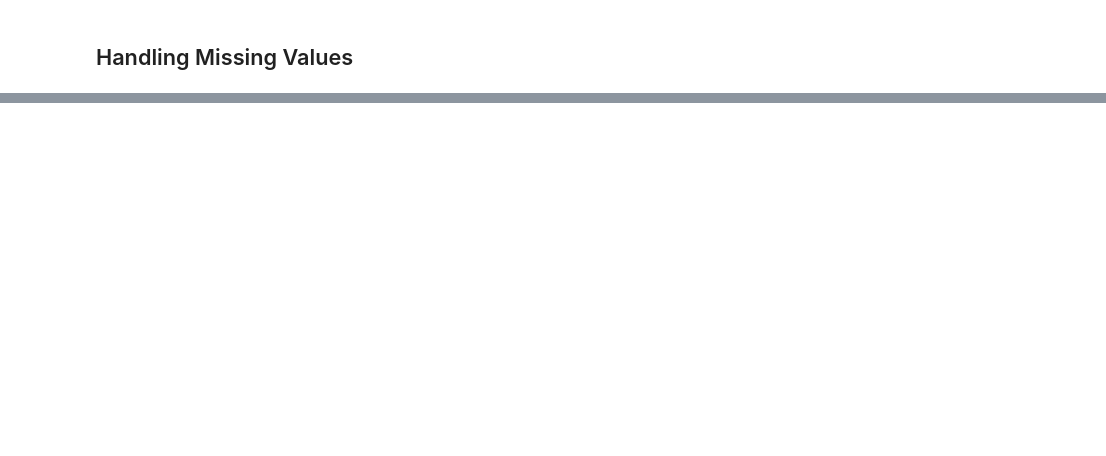
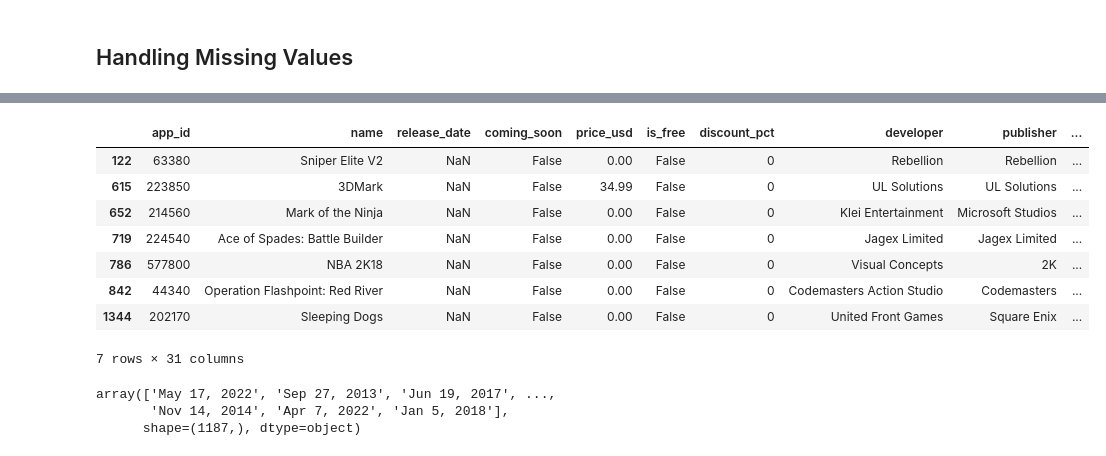
Before and after one commit to HafidzAfrieno/Latihan-EDA-Data, a Jupyter notebook: EDA.ipynb, the cells around one changed output, grey strips where cells are left out. Drawn from its saved outputs; the diff is of its cells as text; code cells hidden in the pictures; blank space fills up the shorter version.

```diff
--- a/EDA.ipynb
+++ b/EDA.ipynb
@@ -32,0 +80,4 @@ features_with_na
+# %%
+# mencari dan mengisi nilai median untuk kolom metacritic_score
+df['metacritic_score_median']=df['metacritic_score'].fillna(df['metacritic_score'].median())
+df['metacritic_score_median']
@@ -32,0 +113,21 @@ features_with_na
+# %%
+## Handle kolom release_date
+#melihat jumlah data kosong
+df[df['release_date'].isnull()]
+# %% [output]
+|  | app_id | name | release_date | coming_soon | price_usd | is_free | discount_pct | developer | publisher | ... |
+| 122 | 63380 | Sniper Elite V2 | NaN | False | 0.00 | False | 0 | Rebellion | Rebellion | ... |
+| 615 | 223850 | 3DMark | NaN | False | 34.99 | False | 0 | UL Solutions | UL Solutions | ... |
+| 652 | 214560 | Mark of the Ninja | NaN | False | 0.00 | False | 0 | Klei Entertainment | Microsoft Studios | ... |
+| 719 | 224540 | Ace of Spades: Battle Builder | NaN | False | 0.00 | False | 0 | Jagex Limited | Jagex Limited | ... |
+| 786 | 577800 | NBA 2K18 | NaN | False | 0.00 | False | 0 | Visual Concepts | 2K | ... |
+| 842 | 44340 | Operation Flashpoint: Red River | NaN | False | 0.00 | False | 0 | Codemasters Action Studio | Codemasters | ... |
+| 1344 | 202170 | Sleeping Dogs | NaN | False | 0.00 | False | 0 | United Front Games | Square Enix | ... |
+7 rows × 31 columns
+# %%
+# mencari nilai uniq
+df['release_date'].unique()
+# %% [output]
+array(['May 17, 2022', 'Sep 27, 2013', 'Jun 19, 2017', ...,
+       'Nov 14, 2014', 'Apr 7, 2022', 'Jan 5, 2018'],
+      shape=(1187,), dtype=object)
```
Also changed, not shown: parts of 20 cells of this notebook.
